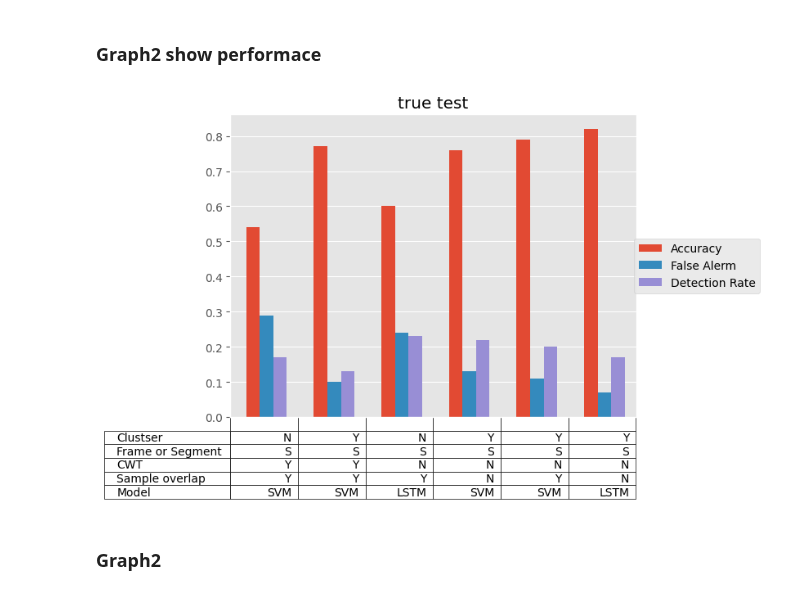
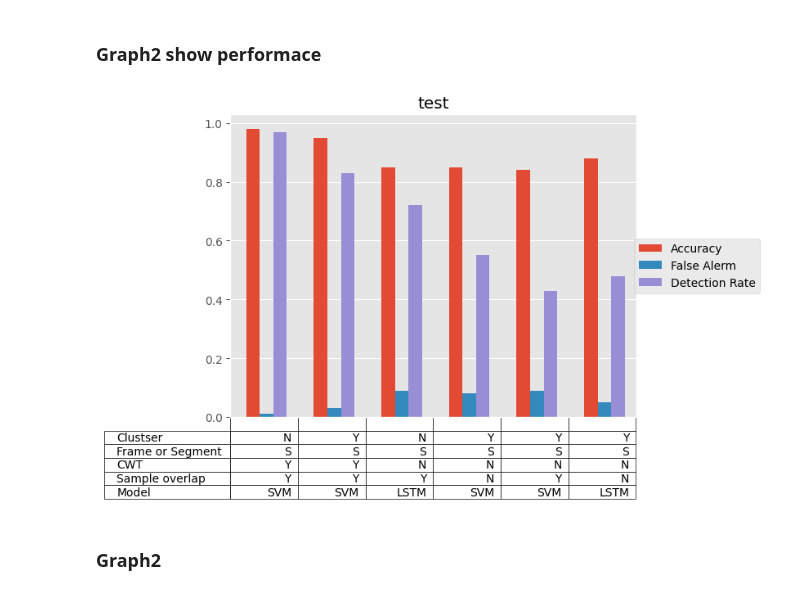
Before and after one commit to IS-Howard/final, a Jupyter notebook: result_analysis.ipynb, the cells around one changed output. Saved outputs shown, nothing was run; the diff lists cells and outputs as text; code cells hidden in the pictures.

Commit message:
plot update

```diff
--- a/result_analysis.ipynb
+++ b/result_analysis.ipynb
@@ -259,9 +259,9 @@ for s in range(3):  #'train','test','true test'
 # %% [markdown]
 ### Graph2 show performace
 # %%
-s = 2 #'train','test','true test'
-rank = []#10
-sel = [5,9,2,3,4,7]
+s = 1 #'train','test','true test'
+rank = 37
+sel = [0,3,6,13,18,17]#te1[0,1,13,18,17,25]#[5,9,2,3,4,7]
 
 compares = [
     ['N','Y'],
@@ -323,34 +323,34 @@ if sel:
 
 
 fig = plt.figure()
 ax = fig.add_subplot(111)
 
 ax.title.set_text(subtitles[s])
 width = 0.2
 x = np.arange(len(y[0])) + width/3
 spare_width = (1 - width)/3
 
 #plt.tick_params(axis='both', which='major', labelsize=35, pad=15)
 #plt.tick_params(axis='y', which='minor', labelsize=35, pad=15)
 for s2 in range(3):
     ax.bar(x+s2*width, y[s2], width, label=axes[s2])
 plt.xticks([])
 # plt.yticks(fontsize=15)
 # plt.ylabel(axes[s2])
 plt.xlim(-spare_width,len(y[0])-spare_width)
 plt.legend(loc='center right', bbox_to_anchor=(1.32, 0.5))
 # plot table
 table = plt.table(cellText=cell,
                 rowLabels=['Clustser','Frame or Segment','CWT','Sample overlap','Model'],
                 colLabels=['']*len(y[0]),
                 loc='bottom')
 table.scale(1,1)
 table.auto_set_font_size(False)
 table.set_fontsize(10)
 
 plt.savefig(save_path+sn1[s]+'_'+sn2[s2]+'.png', bbox_inches="tight")
 # %% [output]
-[figure, old version]
+[figure, new version]
 # %% [markdown]
 ### Graph2
 # %%
```
Also changed, not shown: 2 other files.
